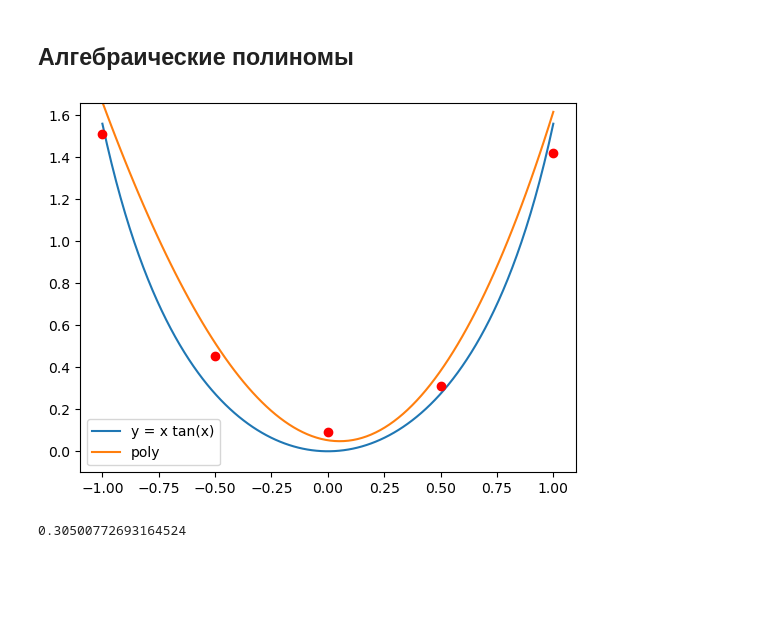
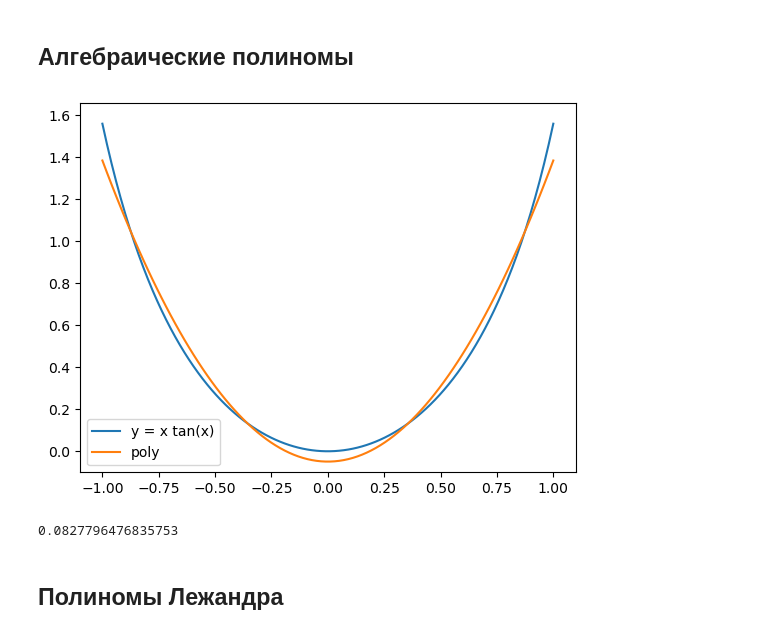
Before and after one commit to oakhmetkin/univer_proga, a Jupyter notebook: semestr4/Num_Methods_Task3.ipynb, the cells around one changed output. Drawn from its saved outputs; the diff is of its cells as text; code cells hidden in the pictures; blank space fills up the shorter version.

Commit message:
Legendre polynoms added

```diff
--- a/semestr4/Num_Methods_Task3.ipynb
+++ b/semestr4/Num_Methods_Task3.ipynb
@@ -91,7 +89,7 @@ quad(lambda x: abs(f(x) - P_mnk(x)), -1, 1)[0]
 # %%
 m = []
 for k in range(n + 1):
-    m.append(quad(lambda x, k: f_known(x) * x**k, -1, 1, args=(k))[0])
+    m.append(quad(lambda x, k: f(x) * x**k, -1, 1, args=(k))[0])
 
 s = []
 for k in range(2*n + 1):
@@ -107,17 +105,16 @@ P_integ = get_poly(a)
 # %%
 X = np.linspace(-1, 1, 100)
 
 plt.plot(X, f(X), label='y = x tan(x)')
 plt.plot(X, P_integ(X), label='poly')
 
-for xi, yi in zip(x_known, y_known):
-    plt.plot(xi, yi, 'ro')
-
 plt.ylim(y_lim)
 _ = plt.legend()
 # %% [output]
-[figure, old version]
+[figure, new version]
 # %%
 quad(lambda x: abs(f(x) - P_integ(x)), -1, 1)[0]
 # %% [output]
-0.30500772693164524
+0.0827796476835753
+# %% [markdown]
+## Полиномы Лежандра
```
Also changed, not shown: parts of 7 cells of this notebook.
